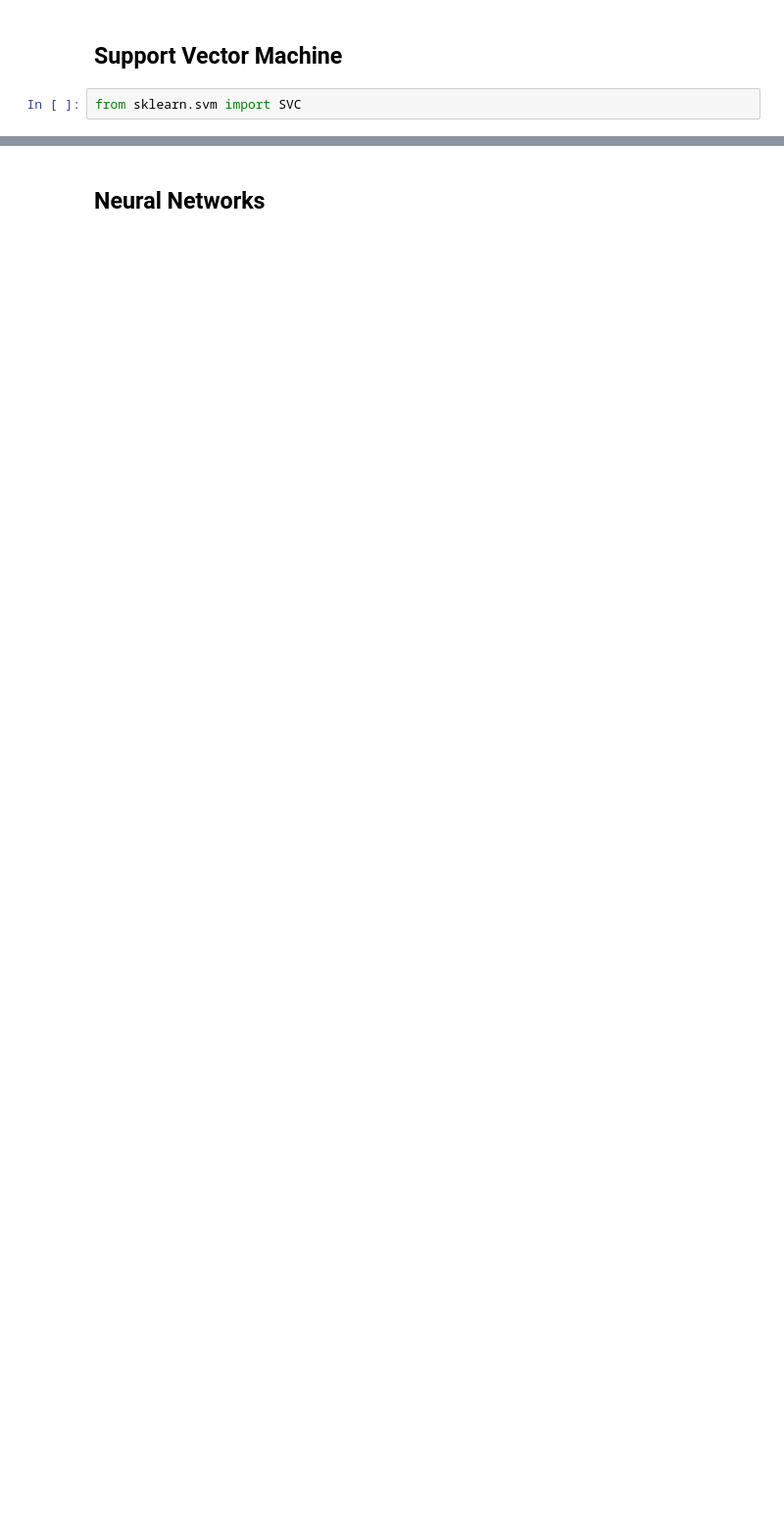
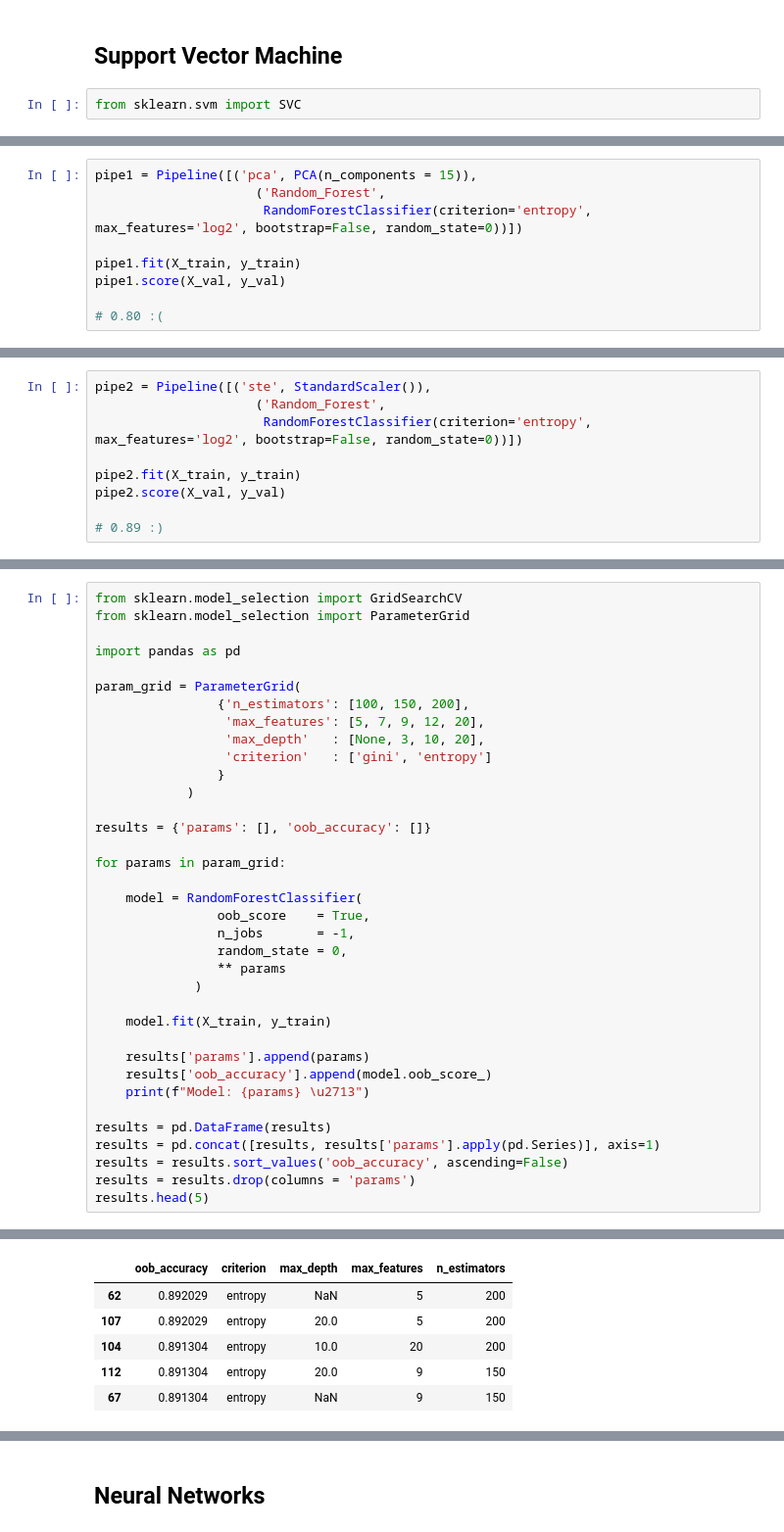
Before and after one commit to jmorgadov/trajectory-classification, a Jupyter notebook: supervised_feat.ipynb, the cells around one changed output, grey strips where cells are left out. Shown at 98% size. Drawn from its saved outputs; the diff is of its cells as text; blank space fills up the shorter version.

Commit message:
Improve supervised models notebook

```diff
--- a/supervised_feat.ipynb
+++ b/supervised_feat.ipynb
@@ -217,0 +161,9 @@ svm.score(X_val, y_val)
+# %%
+pipe1 = Pipeline([('pca', PCA(n_components = 15)),
+                     ('Random_Forest',
+                      RandomForestClassifier(criterion='entropy', max_features='log2', bootstrap=False, random_state=0))])
+
+pipe1.fit(X_train, y_train)
+pipe1.score(X_val, y_val)
+
+# 0.80 :(
@@ -217,0 +172,9 @@ svm.score(X_val, y_val)
+# %%
+pipe2 = Pipeline([('ste', StandardScaler()),
+                     ('Random_Forest',
+                      RandomForestClassifier(criterion='entropy', max_features='log2', bootstrap=False, random_state=0))])
+
+pipe2.fit(X_train, y_train)
+pipe2.score(X_val, y_val)
+
+# 0.89 :)
@@ -217,0 +187,37 @@ svm.score(X_val, y_val)
+# %%
+from sklearn.model_selection import GridSearchCV
+from sklearn.model_selection import ParameterGrid
+
+import pandas as pd
+
+param_grid = ParameterGrid(
+                {'n_estimators': [100, 150, 200],
+                 'max_features': [5, 7, 9, 12, 20],
+                 'max_depth'   : [None, 3, 10, 20],
+                 'criterion'   : ['gini', 'entropy']
+                }
+            )
+
+results = {'params': [], 'oob_accuracy': []}
+
+for params in param_grid:
+
+    model = RandomForestClassifier(
+                oob_score    = True,
+                n_jobs       = -1,
+                random_state = 0,
+                ** params
+             )
+
+    model.fit(X_train, y_train)
+
+    results['params'].append(params)
+    results['oob_accuracy'].append(model.oob_score_)
+    print(f"Model: {params} \u2713")
+
+results = pd.DataFrame(results)
+results = pd.concat([results, results['params'].apply(pd.Series)], axis=1)
+results = results.sort_values('oob_accuracy', ascending=False)
+results = results.drop(columns = 'params')
+results.head(5)
+# %% [output]
@@ -217,0 +241,6 @@ svm.score(X_val, y_val)
+|  | oob_accuracy | criterion | max_depth | max_features | n_estimators |
+| 62 | 0.892029 | entropy | NaN | 5 | 200 |
+| 107 | 0.892029 | entropy | 20.0 | 5 | 200 |
+| 104 | 0.891304 | entropy | 10.0 | 20 | 200 |
+| 112 | 0.891304 | entropy | 20.0 | 9 | 150 |
+| 67 | 0.891304 | entropy | NaN | 9 | 150 |
```
Also changed, not shown: parts of 52 cells of this notebook, 1 other file.
